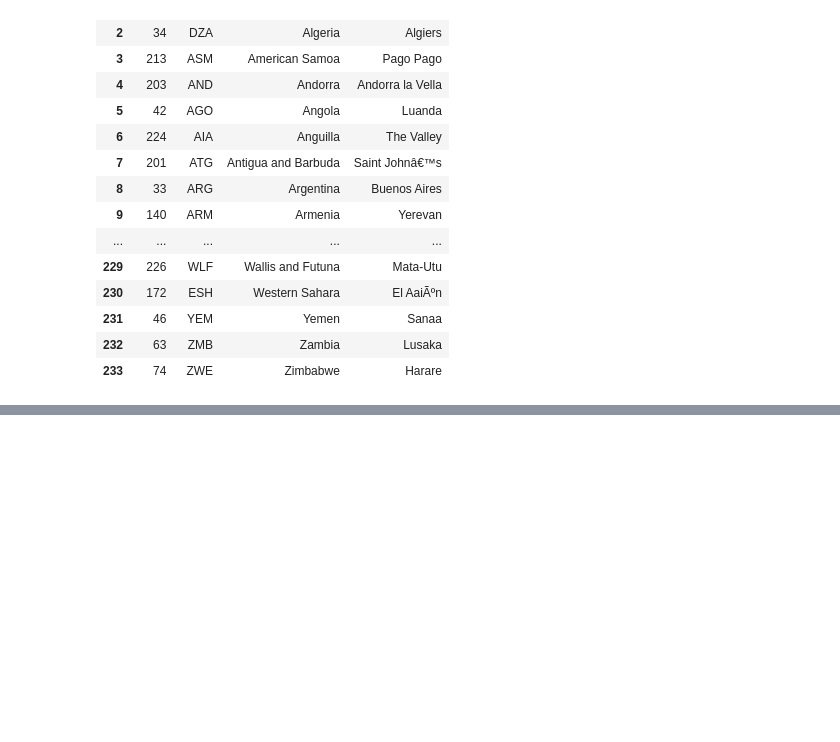
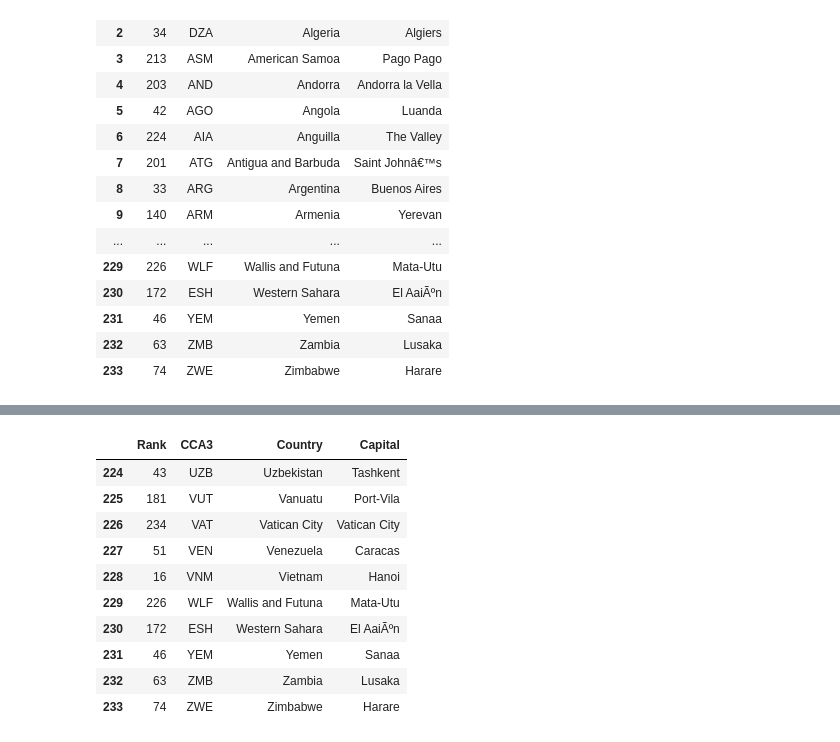
Before and after one commit to shreyask890/data-analysis-with-pandas, a Jupyter notebook: Reading_files_inpandas.ipynb, the cells around one changed output, grey strips where cells are left out. Cells and saved outputs as stored; diff of their text form; code cells hidden in the pictures; blank space fills up the shorter version.

```diff
--- a/Reading_files_inpandas.ipynb
+++ b/Reading_files_inpandas.ipynb
@@ -71,0 +104,14 @@ pd.set_option("display.max.rows",235)
+# %%
+df.tail(10)
+# %% [output]
+|  | Rank | CCA3 | Country | Capital |
+| 224 | 43 | UZB | Uzbekistan | Tashkent |
+| 225 | 181 | VUT | Vanuatu | Port-Vila |
+| 226 | 234 | VAT | Vatican City | Vatican City |
+| 227 | 51 | VEN | Venezuela | Caracas |
+| 228 | 16 | VNM | Vietnam | Hanoi |
+| 229 | 226 | WLF | Wallis and Futuna | Mata-Utu |
+| 230 | 172 | ESH | Western Sahara | El AaiÃºn |
+| 231 | 46 | YEM | Yemen | Sanaa |
+| 232 | 63 | ZMB | Zambia | Lusaka |
+| 233 | 74 | ZWE | Zimbabwe | Harare |
```
Also changed, not shown: parts of 11 cells of this notebook, 1 other file.
